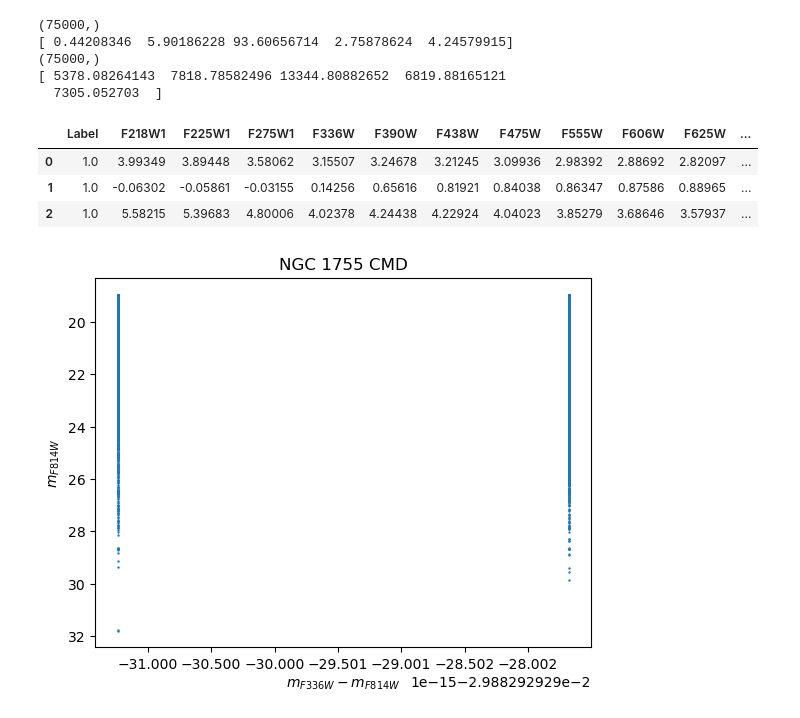
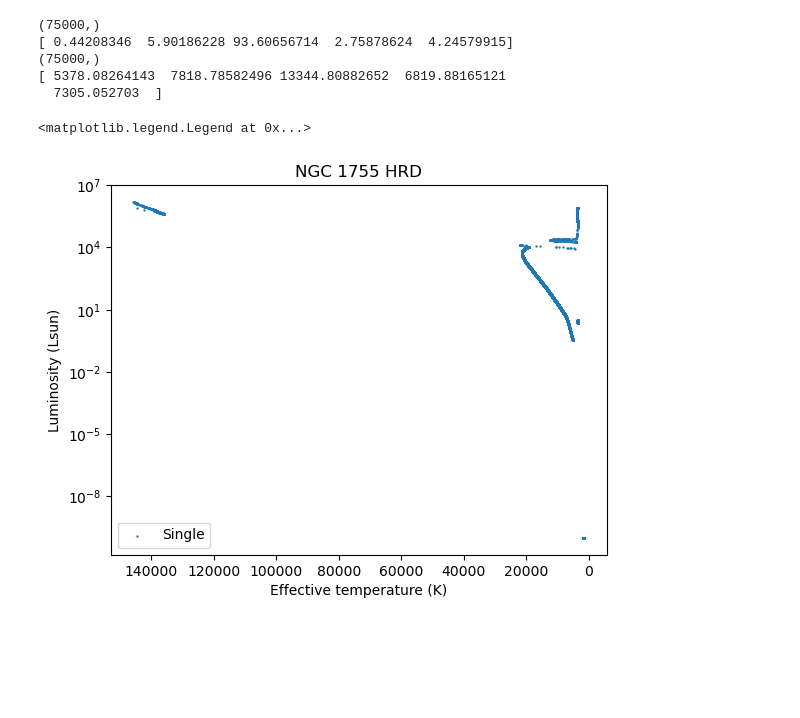
Before and after one commit to mkim0029/COMPAS, a Jupyter notebook: src/COMPAS_Output/absorb_coeff.ipynb, the cells around one changed output. Cells and saved outputs as stored; diff of their text form; code cells hidden in the pictures; blank space fills up the shorter version.

Commit message:
tried converting HRD to CMD using BC table

```diff
--- a/src/COMPAS_Output/absorb_coeff.ipynb
+++ b/src/COMPAS_Output/absorb_coeff.ipynb
@@ -58,6 +58,17 @@ print(T_SSE[:5])                    # the values of the first 3 entries
 (75000,)
 [ 5378.08264143  7818.78582496 13344.80882652  6819.88165121
   7305.052703  ]
+# %%
+plt.scatter(T_SSE, L_SSE, label = 'Single', s = 0.5)
+plt.gca().invert_xaxis()
+plt.title('NGC 1755 HRD')
+plt.xlabel('Effective temperature (K)')
+plt.ylabel('Luminosity (Lsun)')
+plt.yscale('log')
+plt.legend()
+# %% [output]
+<matplotlib.legend.Legend at 0x...>
+[figure, added]
 # %%
 def restrict(df, col, lower_limit, upper_limit):
     mask = (df[col] >= lower_limit) & (df[col] <= upper_limit)
@@ -88,7 +85,0 @@ with open('output_YBC.txt') as f:
-# %%
-df.head(3)
-# %% [output]
-|  | Label | F218W1 | F225W1 | F275W1 | F336W | F390W | F438W | F475W | F555W | F606W | F625W | ... |
-| 0 | 1.0 | 3.99349 | 3.89448 | 3.58062 | 3.15507 | 3.24678 | 3.21245 | 3.09936 | 2.98392 | 2.88692 | 2.82097 | ... |
-| 1 | 1.0 | -0.06302 | -0.05861 | -0.03155 | 0.14256 | 0.65616 | 0.81921 | 0.84038 | 0.86347 | 0.87586 | 0.88965 | ... |
-| 2 | 1.0 | 5.58215 | 5.39683 | 4.80006 | 4.02378 | 4.24438 | 4.22924 | 4.04023 | 3.85279 | 3.68646 | 3.57937 | ... |
@@ -104,8 +85,0 @@ simul_mF336W_SSE = convert_to_mag(SSE_file.L, np.mean(df.F336W), 5.16)
-# %%
-plt.scatter(simul_mF336W_SSE - simul_mF814W_SSE, simul_mF814W_SSE, s = 0.5)
-plt.title('NGC 1755 CMD')
-plt.xlabel(r'$m_{F336W}-m_{F814W}$')
-plt.ylabel(r'$m_{F814W}$')
-plt.gca().invert_yaxis()
-# %% [output]
-[figure, removed]
```
Also changed, not shown: parts of 15 cells of this notebook, 10 other files.
